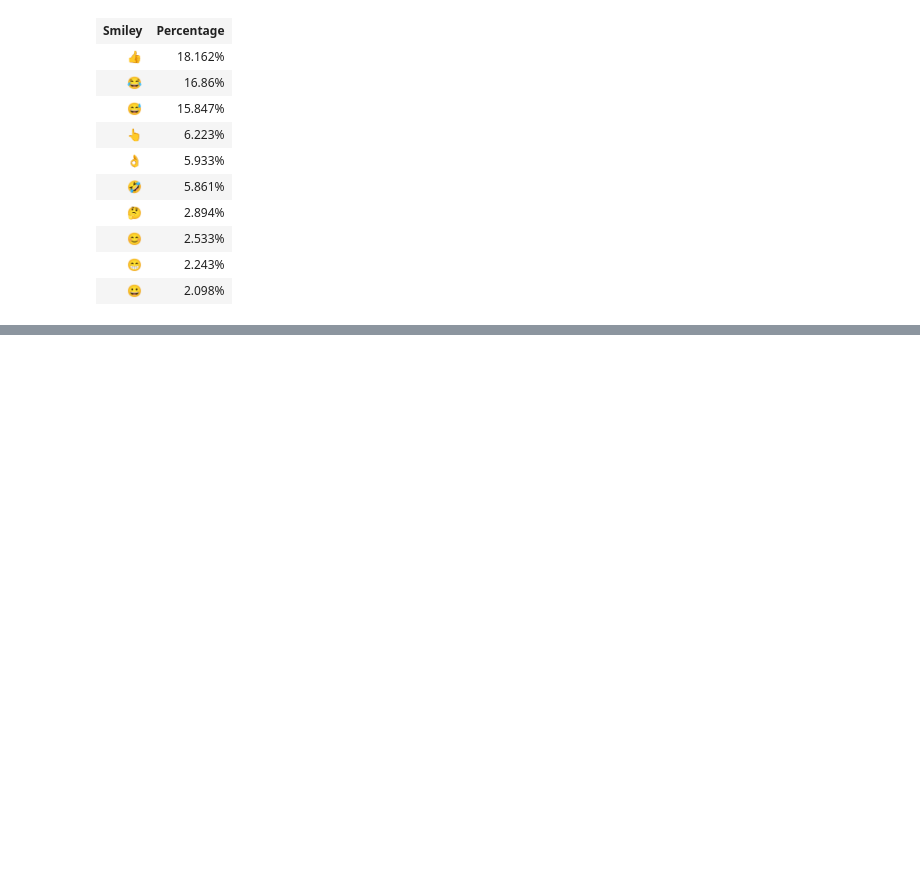
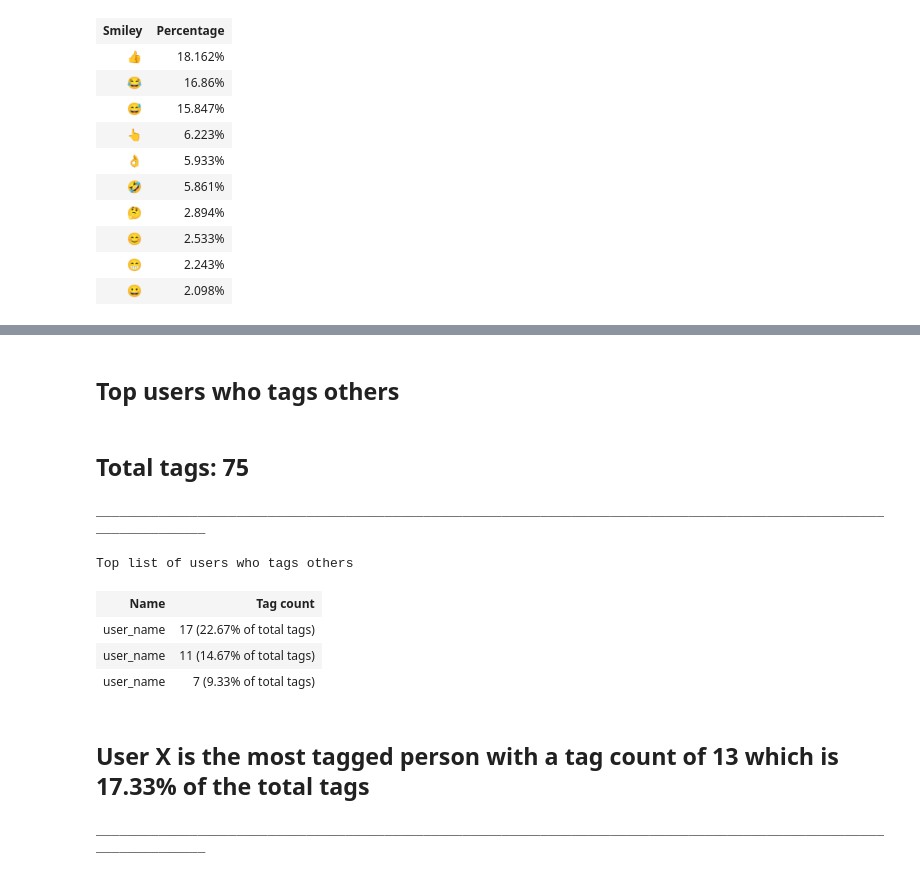
Before and after one commit to SachinKalsi/whatsapp-chat-analyser, a Jupyter notebook: whatsapp_chat_analysis.ipynb, the cells around one changed output, grey strips where cells are left out. Saved outputs shown, nothing was run; the diff lists cells and outputs as text; code cells hidden in the pictures; blank space fills up the shorter version.

```diff
--- a/whatsapp_chat_analysis.ipynb
+++ b/whatsapp_chat_analysis.ipynb
@@ -290,0 +282,54 @@ display(HTML(html_table))
+# %%
+tagged_people_count = {} # 'contact_number': count
+people_who_tags_others = {} # 'contact_number': [contact_number, contact_number]
+# %%
+for user_id in users_df.id:
+    messages = ' '.join(content_df[content_df['user_id'] == user_id]['message_modified'].tolist())
+    tags = [txt[1:] for txt in re.findall(r'@\d{8,15}', messages)]
+    contact_name = users_df[users_df['id'] == user_id]['user'].tolist()[0]
+    if len(tags) > 0:
+        tagged_people_count[contact_name] = len(tags)
+        people_who_tags_others[contact_name] = tags
+# %%
+tagged_people_count = sort_by_values(tagged_people_count)
+total_tag_count = sum(list(tagged_people_count.values()))
+# %% [markdown]
+## Top users who tags others
+# %%
+top_users_count = 3
+html_table = """
+<table style="font-family: arial, sans-serif;border-collapse: collapse;width: 100%;">
+    <tbody>
+        <tr>
+            <th style='border: 1px solid #dddddd;text-align: left;padding: 8px;'>Name</th>
+            <th style='border: 1px solid #dddddd;text-align: left;padding: 8px;'> Tag count </th>
+        </tr>
+"""
+for user_name in list(tagged_people_count.keys())[:top_users_count]:
+    html_table += "<tr>"
+    html_table += "<td style='border: 1px solid #dddddd;text-align: left;padding: 8px;'>" + user_name + "</td>"
+    html_table += "<td style='border: 1px solid #dddddd;text-align: left;padding: 8px;'>" + str(tagged_people_count[user_name]) + " ("+ str(np.round((tagged_people_count[user_name]/total_tag_count)*100.0, 2))+"% of total tags)</td>"
+    html_table += "</tr>"
+html_table += "</tbody></table>"
+
+people_who_are_tagged_in_chats = []
+for key in people_who_tags_others.keys():
+    people_who_are_tagged_in_chats+= people_who_tags_others[key]
+# %%
+tag_count = sort_by_values(Counter(people_who_are_tagged_in_chats))
+most_tagged_contact = list(tag_count)[0]
+
+custom_display("Total tags: " + str(total_tag_count))
+display(HTML("<h3>Top list of users who tags others</h3><br>" + html_table))
+custom_display(str(most_tagged_contact) + " is the most tagged person with a tag count of " + str(tag_count[most_tagged_contact]) + " which is " + str(np.round((tag_count[most_tagged_contact]/total_tag_count)*100.0, 2)) + "% of the total tags" )
+# custom_display("User X" + " is the most tagged person with a tag count of " + str(tag_count[most_tagged_contact]) + " which is " + str(np.round((tag_count[most_tagged_contact]/total_tag_count)*100.0, 2)) + "% of the total tags" )
+# %% [output]
+Total tags: 75
+___________________________________________________________________________________________________________________
+Top list of users who tags others
+| Name | Tag count |
+| user_name | 17 (22.67% of total tags) |
+| user_name | 11 (14.67% of total tags) |
+| user_name | 7 (9.33% of total tags) |
+User X is the most tagged person with a tag count of 13 which is 17.33% of the total tags
+___________________________________________________________________________________________________________________
```
Also changed, not shown: parts of 15 cells of this notebook.
